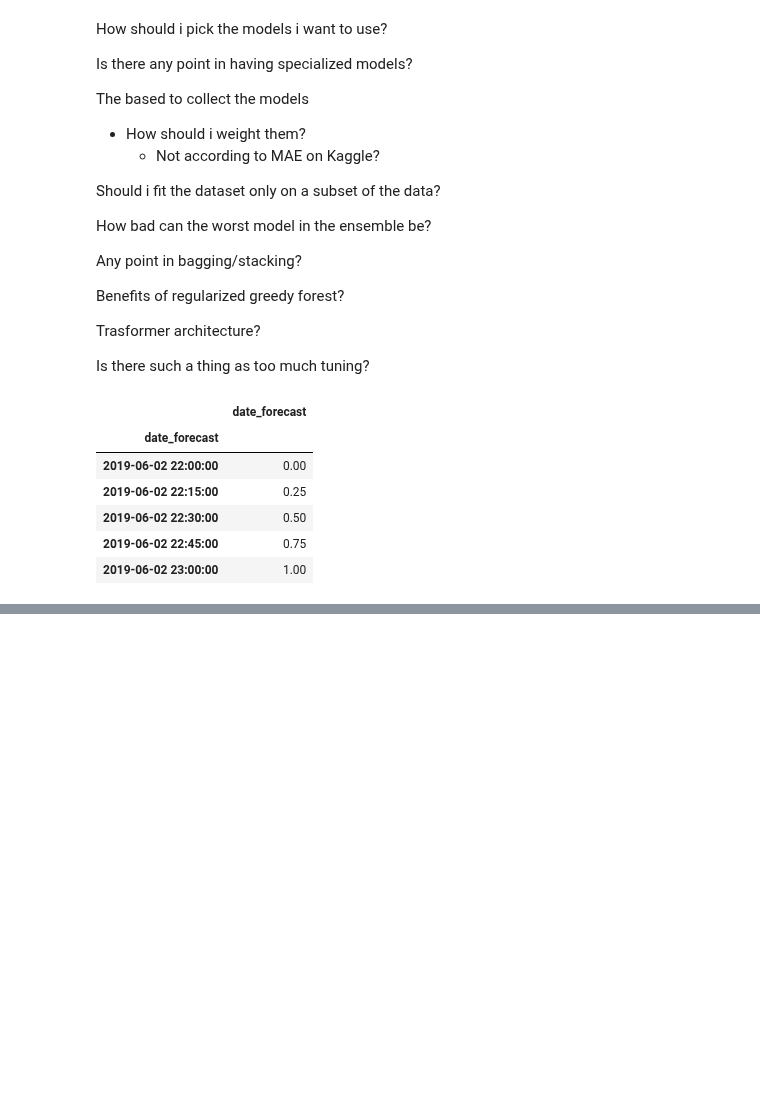
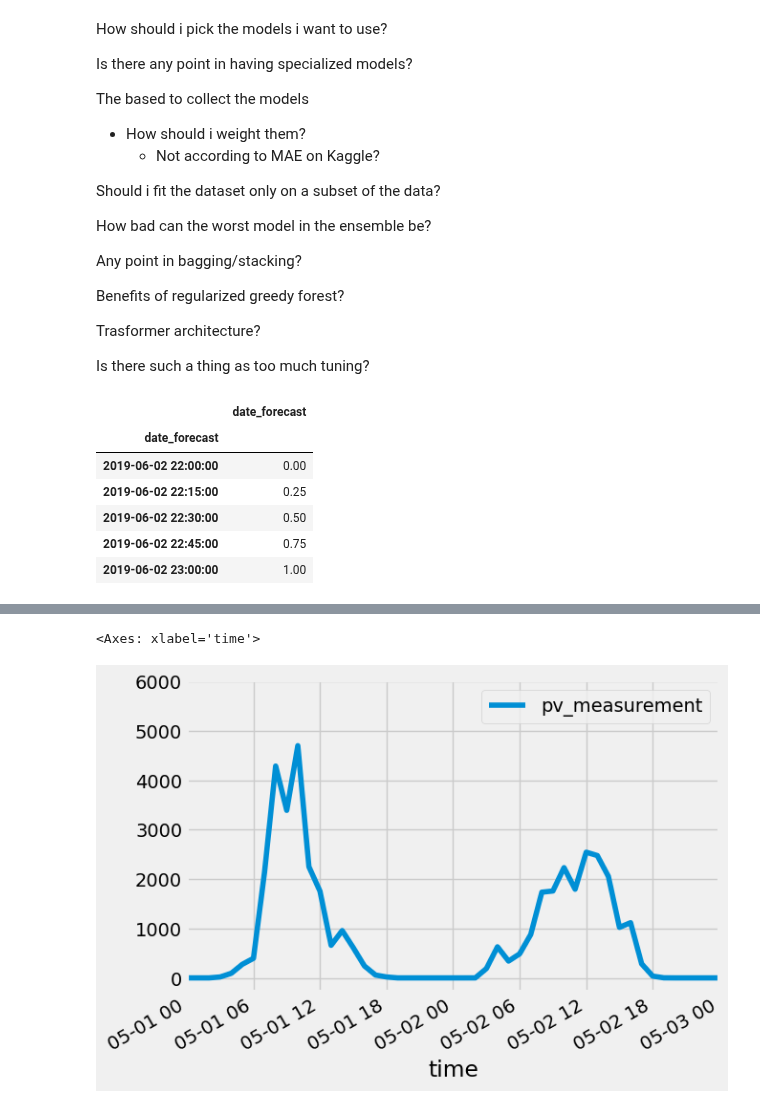
Before and after one commit to simenstang/TDT4173, a Jupyter notebook: data/notebooks_trials/eda/eda_4.ipynb, the cells around one changed output, grey strips where cells are left out. Drawn from its saved outputs; the diff is of its cells as text; code cells hidden in the pictures; blank space fills up the shorter version.

```diff
--- a/data/notebooks_trials/eda/eda_4.ipynb
+++ b/data/notebooks_trials/eda/eda_4.ipynb
@@ -79,0 +87,5 @@ time_difference.head()
+# %%
+train_a.plot(xlim=('2020-05-01 00:00', '2020-05-03 00:00'))
+# %% [output]
+<Axes: xlabel='time'>
+[figure, added]
```
Also changed, not shown: parts of 4 cells of this notebook, 24 other files.
